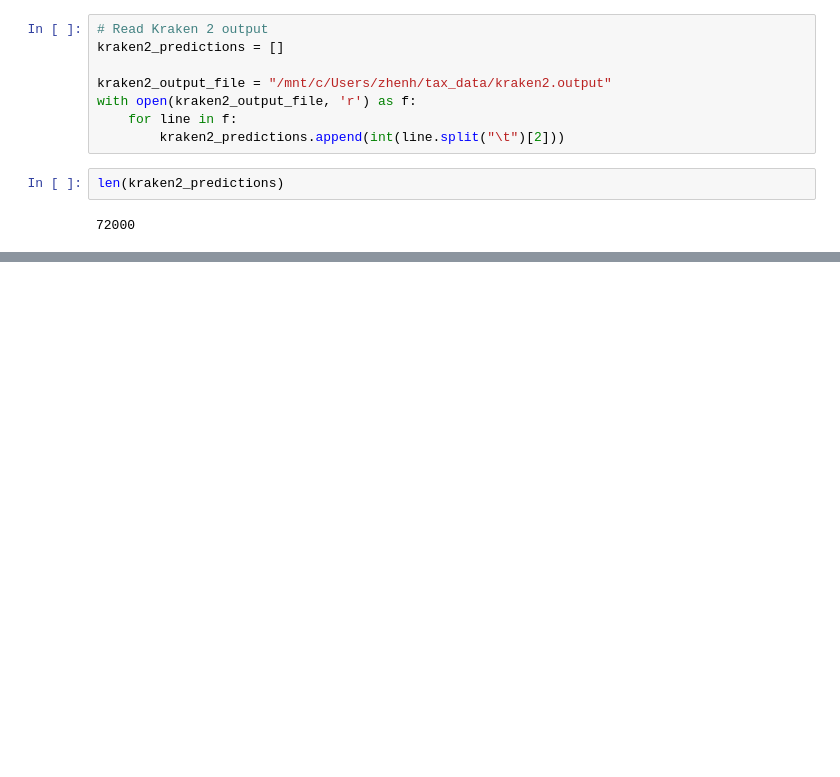
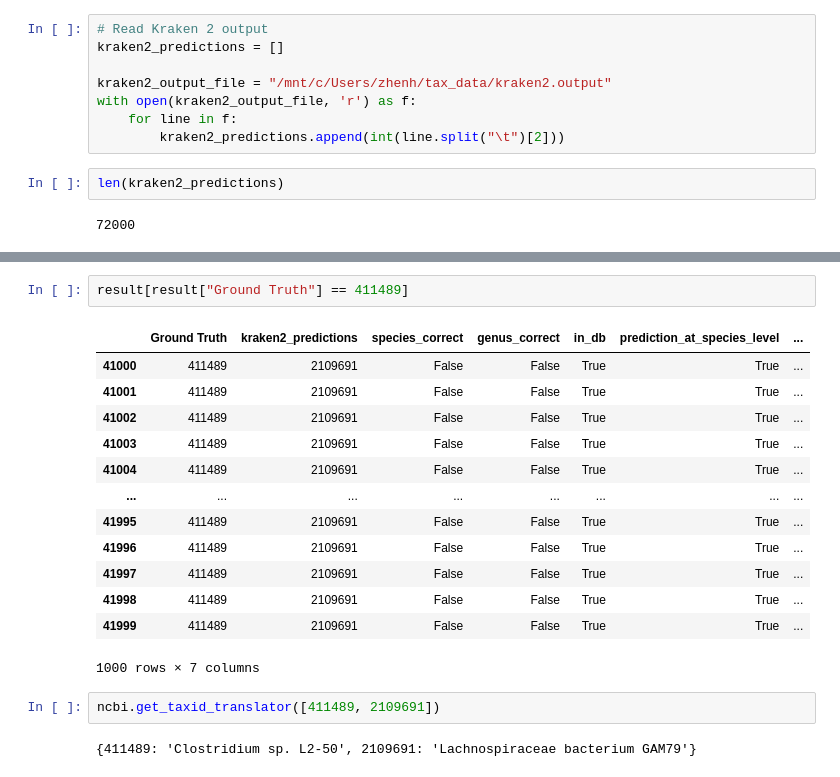
Before and after one commit to GZHoffie/tc-benchmark, a Jupyter notebook: analyzer_results.ipynb, the cells around one changed output, grey strips where cells are left out. Cells and saved outputs as stored; diff of their text form; blank space fills up the shorter version.

```diff
--- a/analyzer_results.ipynb
+++ b/analyzer_results.ipynb
@@ -119,0 +172,20 @@ sum_res.boxplot(column=['species_correct', 'genus_correct', 'prediction_at_speci
+# %%
+result[result["Ground Truth"] == 411489]
+# %% [output]
+|  | Ground Truth | kraken2_predictions | species_correct | genus_correct | in_db | prediction_at_species_level | ... |
+| 41000 | 411489 | 2109691 | False | False | True | True | ... |
+| 41001 | 411489 | 2109691 | False | False | True | True | ... |
+| 41002 | 411489 | 2109691 | False | False | True | True | ... |
+| 41003 | 411489 | 2109691 | False | False | True | True | ... |
+| 41004 | 411489 | 2109691 | False | False | True | True | ... |
+| ... | ... | ... | ... | ... | ... | ... | ... |
+| 41995 | 411489 | 2109691 | False | False | True | True | ... |
+| 41996 | 411489 | 2109691 | False | False | True | True | ... |
+| 41997 | 411489 | 2109691 | False | False | True | True | ... |
+| 41998 | 411489 | 2109691 | False | False | True | True | ... |
+| 41999 | 411489 | 2109691 | False | False | True | True | ... |
+1000 rows × 7 columns
+# %%
+ncbi.get_taxid_translator([411489, 2109691])
+# %% [output]
+{411489: 'Clostridium sp. L2-50', 2109691: 'Lachnospiraceae bacterium GAM79'}
```
Also changed, not shown: parts of 11 cells of this notebook, 2 other files.
